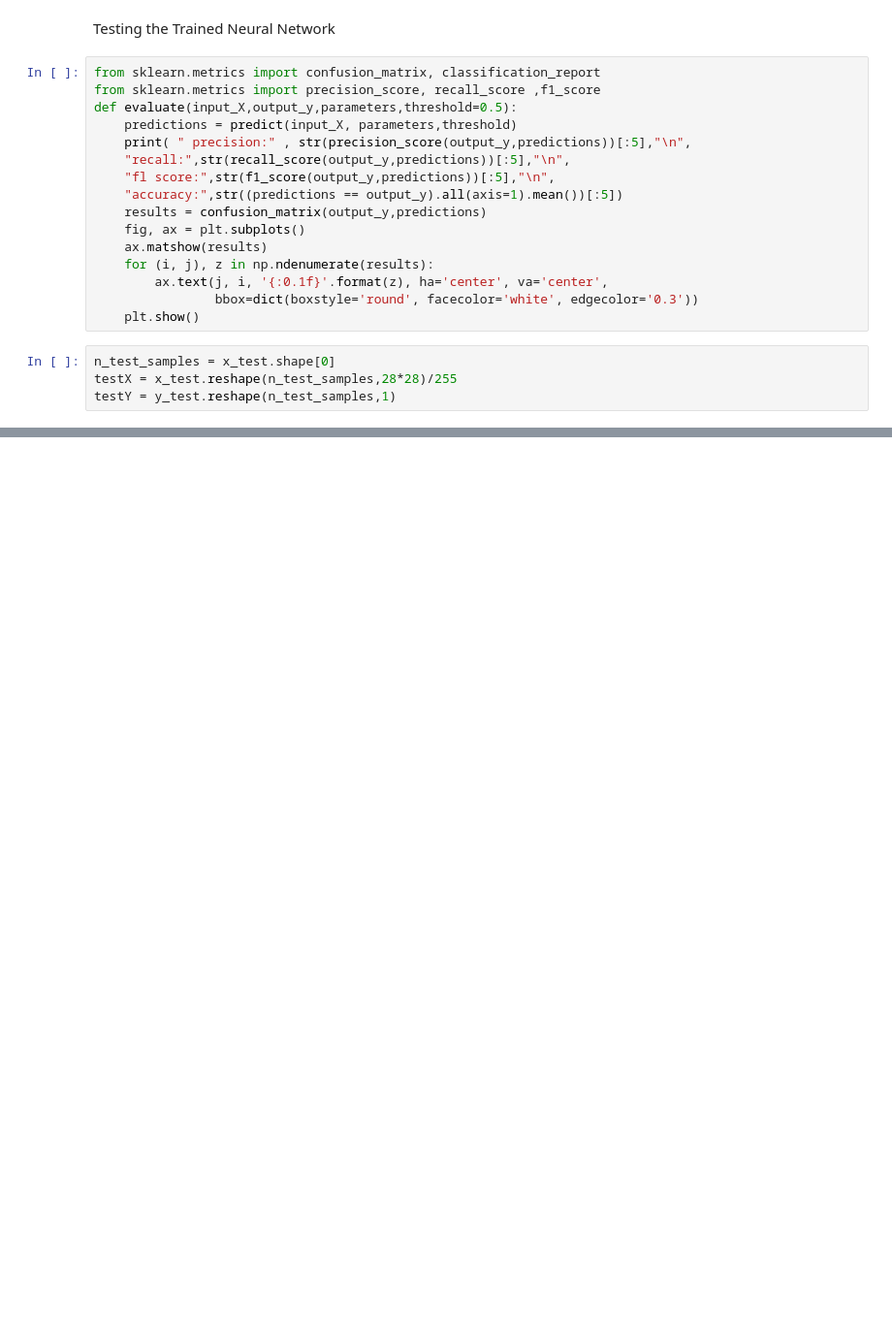
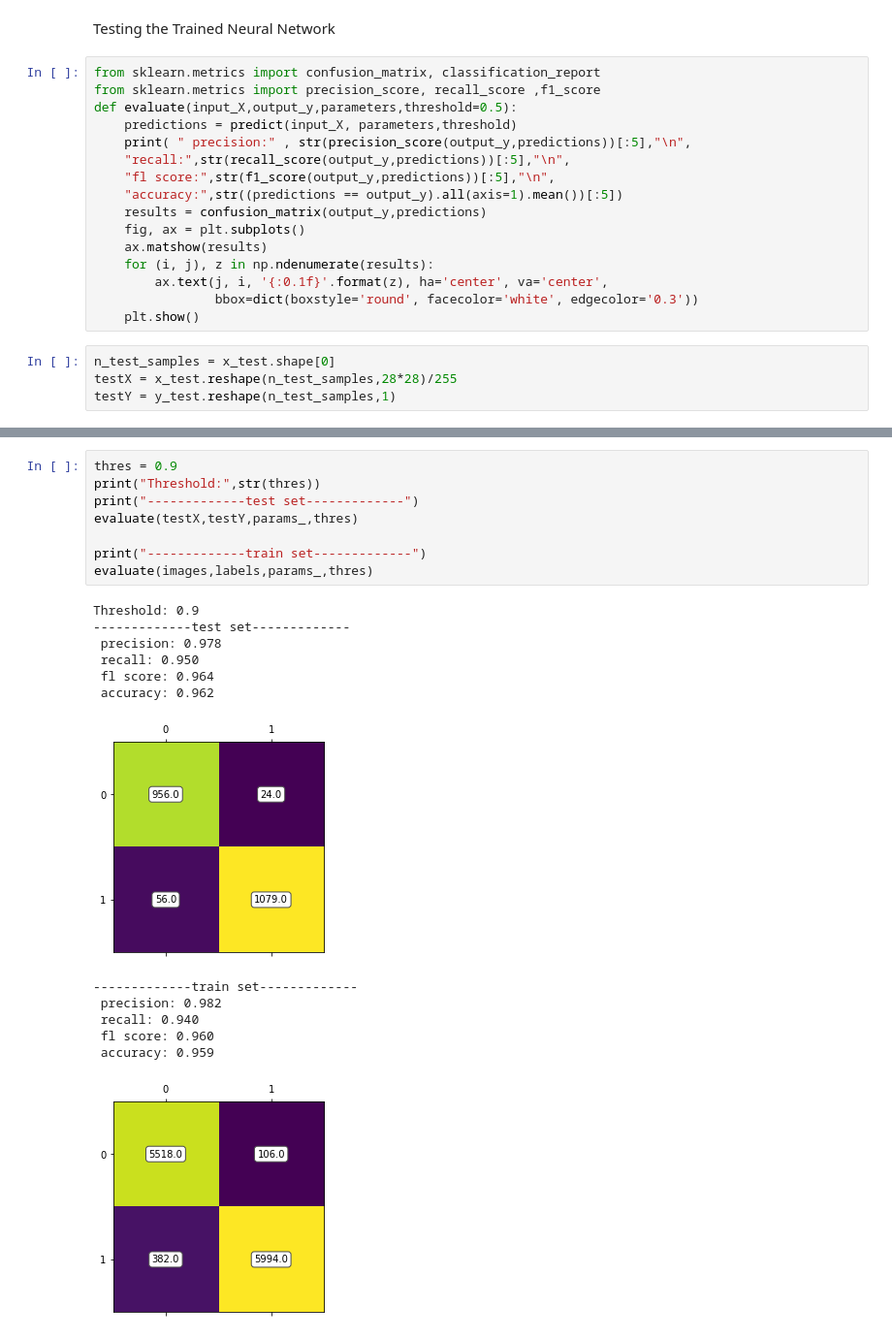
Before and after one commit to linearsachin/mnist-digit-classifier, a Jupyter notebook: mnistxx.ipynb, the cells around one changed output, grey strips where cells are left out. Shown: that part at 97% size. Drawn from its saved outputs; the diff is of its cells as text; blank space fills up the shorter version.

```diff
--- a/mnistxx.ipynb
+++ b/mnistxx.ipynb
@@ -408,0 +333,22 @@ Threshold: 0.3
+# %%
+thres = 0.9
+print("Threshold:",str(thres))
+print("-------------test set-------------")
+evaluate(testX,testY,params_,thres)
+
+print("-------------train set-------------")
+evaluate(images,labels,params_,thres)
+# %% [output]
+Threshold: 0.9
+-------------test set-------------
+ precision: 0.978
+ recall: 0.950
+ fl score: 0.964
+ accuracy: 0.962
+[figure, added]
+-------------train set-------------
+ precision: 0.982
+ recall: 0.940
+ fl score: 0.960
+ accuracy: 0.959
+[figure, added]
```
Also changed, not shown: parts of 21 cells of this notebook.
